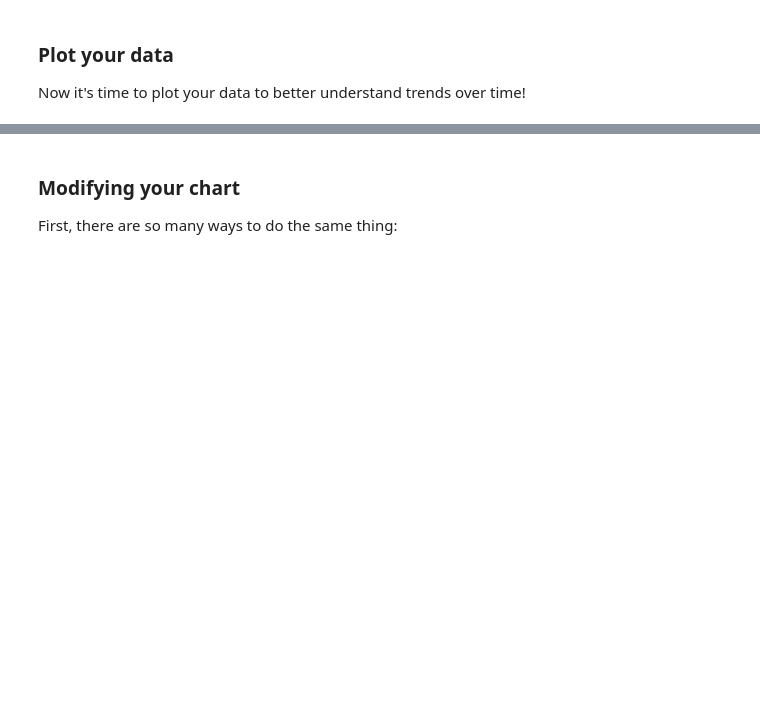
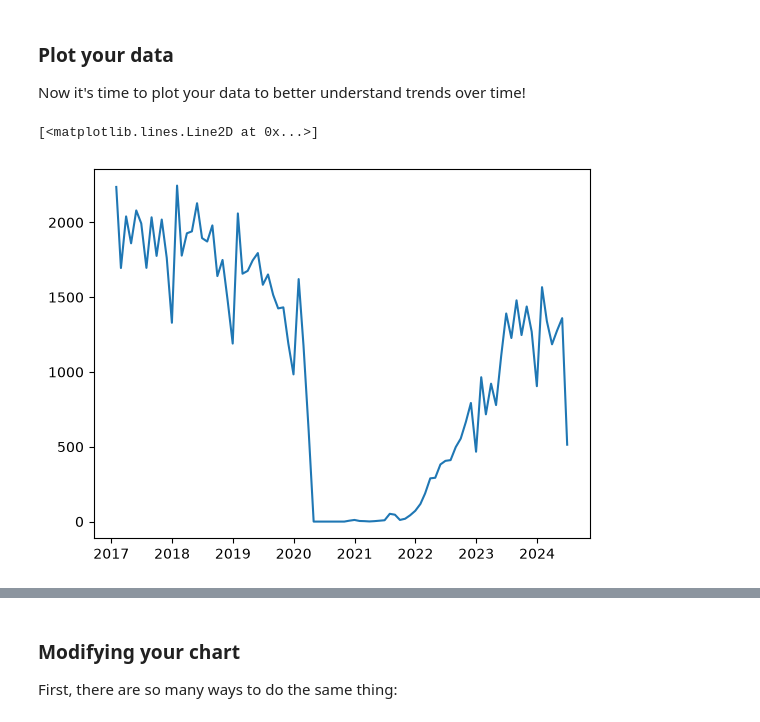
Before and after one commit to laylayounes/cuny-advanced-data-journalism-fall-2026, a Jupyter notebook: exercise-files/pandas/review_pandas_analyses/notebooks/review02-time-series-analysis-matplotlib-exercise.ipynb, the cells around one changed output, grey strips where cells are left out. Cells and saved outputs as stored; diff of their text form; code cells hidden in the pictures; blank space fills up the shorter version.

```diff
--- a/exercise-files/pandas/review_pandas_analyses/notebooks/review02-time-series-analysis-matplotlib-exercise.ipynb
+++ b/exercise-files/pandas/review_pandas_analyses/notebooks/review02-time-series-analysis-matplotlib-exercise.ipynb
@@ -15,2 +33,4 @@ Let's start by important `pandas` and `matplotlib` (`import matplotlib.pyplot as
+# %%
+evictions = pd.read_csv("../data/Evictions_20240615.csv")
 # %% [markdown]
 Read in the csv file with the evictions data:
@@ -16,0 +77,3 @@ Read in the csv file with the evictions data:
+# %%
+# SECOND STEP: SET THE DATE COLUMN EQUAL TO TYPE DATE
+evictions['Executed Date'] = evictions['Executed Date'].astype('datetime64[ns]')
@@ -21,3 +113,5 @@ To get a tally of these tweets over time we need to:
 - format a column as a date time
 - set the index of our dataframe to this date time column
 - resample our dataframe
+# %%
+evictions_over_time = evictions.set_index('Executed Date')
@@ -23,0 +144,4 @@ To get a tally of these tweets over time we need to:
+# %%
+# Resample your data!
+evictions_tally = evictions_over_time.resample('ME')['Court Index Number'].count()
+evictions_tally.head()
@@ -25,3 +157,8 @@ To get a tally of these tweets over time we need to:
 ### Plot your data
 
 Now it's time to plot your data to better understand trends over time!
+# %%
+plt.plot(evictions_tally)
+# %% [output]
+[<matplotlib.lines.Line2D at 0x...>]
+[figure, added]
```
Also changed, not shown: parts of 15 cells of this notebook, 5 other files.
